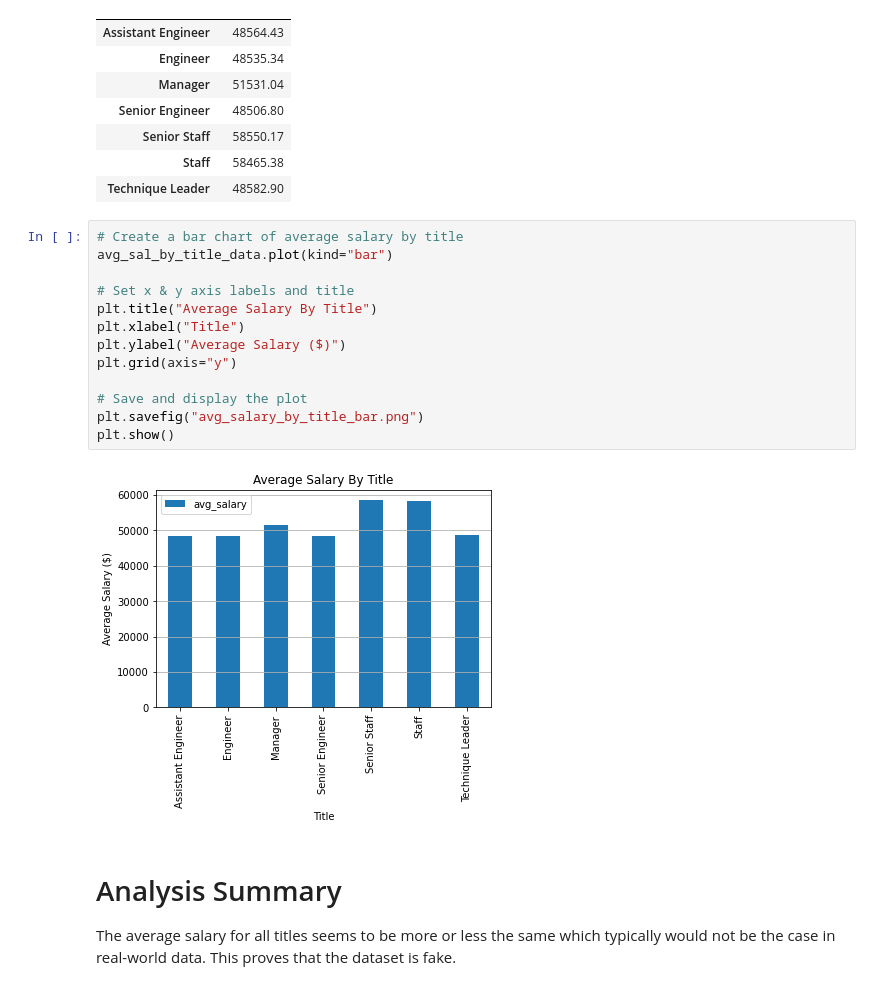
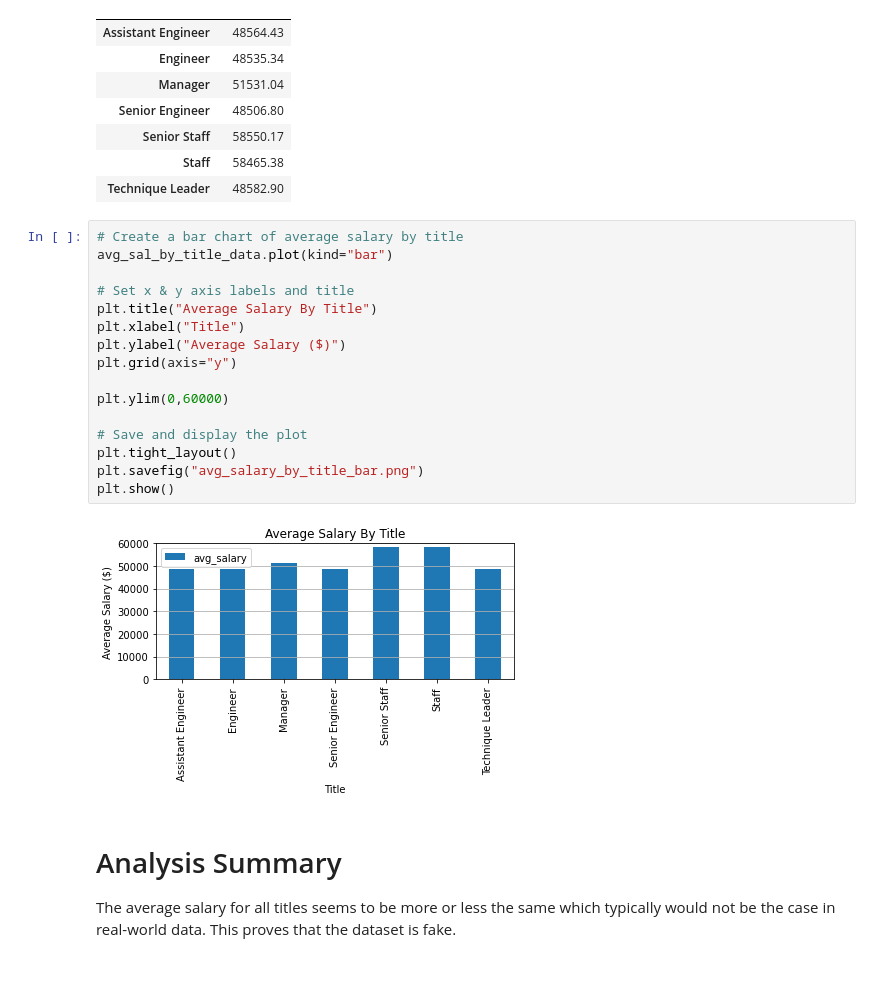
Before and after one commit to ushaakumaar/Employee_Database_Analysis-SQL, a Jupyter notebook: Bonus/Bonus_Analysis.ipynb, the cells around one changed output. Cells and saved outputs as stored; diff of their text form.

Commit message:
Made changes to bar plot to display the x axis labels properly

```diff
--- a/Bonus/Bonus_Analysis.ipynb
+++ b/Bonus/Bonus_Analysis.ipynb
@@ -110,18 +110,21 @@ avg_sal_by_title_data
 # %%
 # Create a bar chart of average salary by title
 avg_sal_by_title_data.plot(kind="bar")
 
 # Set x & y axis labels and title
 plt.title("Average Salary By Title")
 plt.xlabel("Title")
 plt.ylabel("Average Salary ($)")
 plt.grid(axis="y")
 
+plt.ylim(0,60000)
+
 # Save and display the plot
+plt.tight_layout()
 plt.savefig("avg_salary_by_title_bar.png")
 plt.show()
 # %% [output]
-[figure, old version]
+[figure, new version]
 # %% [markdown]
 # Analysis Summary
 
```
